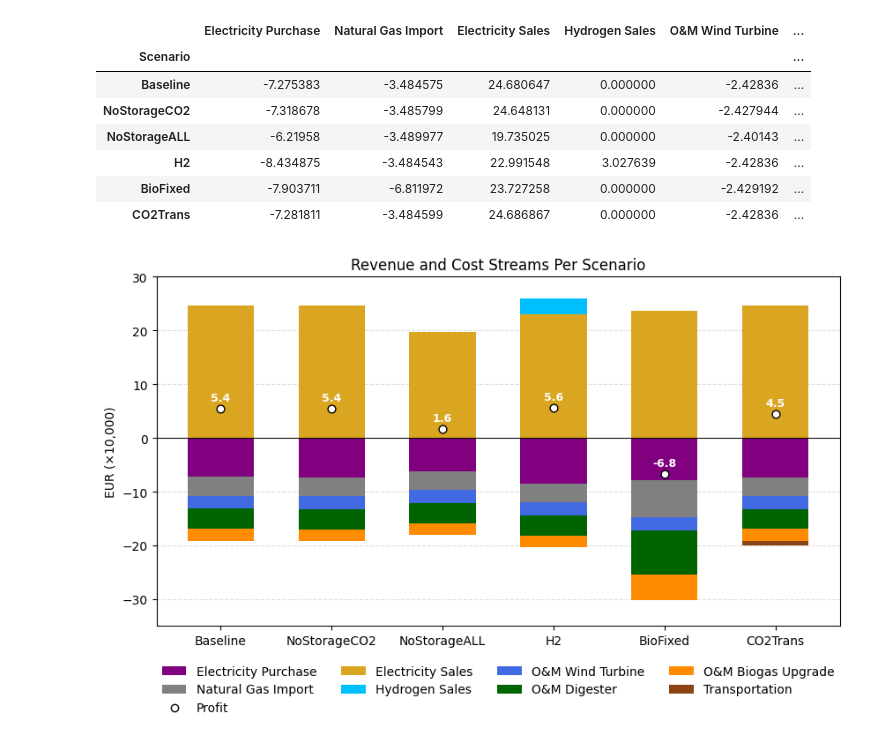
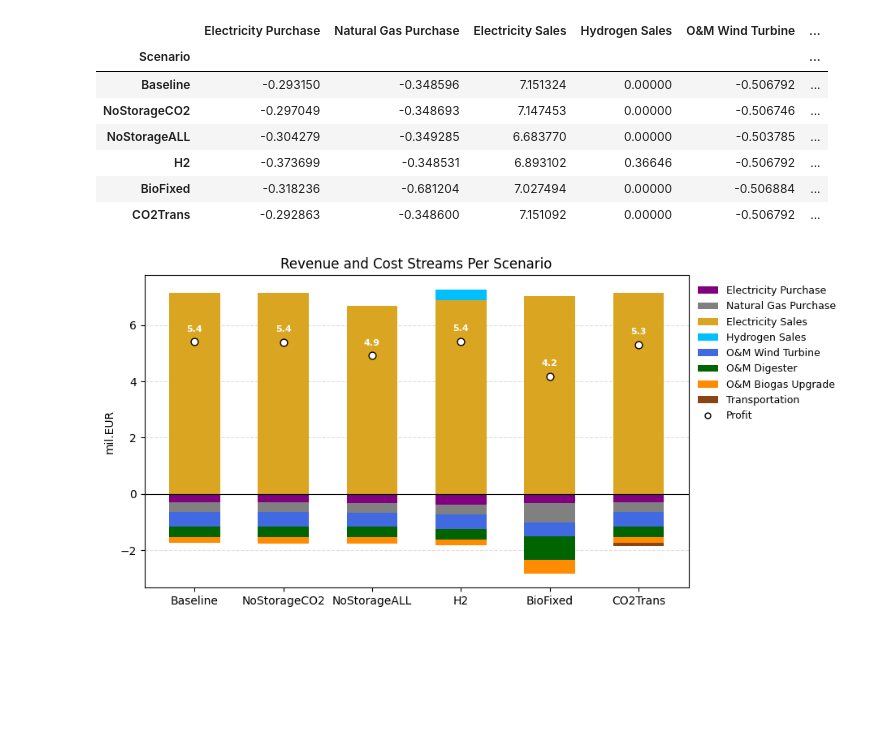
Before and after one commit to kubachri/GLS-EnerHub2X-Pricing, a Jupyter notebook: plots/ObjFunc.ipynb, the cells around one changed output. Drawn from its saved outputs; the diff is of its cells as text; code cells hidden in the pictures; blank space fills up the shorter version.

Commit message:
updates plots, scenarios

```diff
--- a/plots/ObjFunc.ipynb
+++ b/plots/ObjFunc.ipynb
@@ -6,7 +6,7 @@ from matplotlib import patheffects as pe
 from matplotlib.lines import Line2D
 from matplotlib.patches import Patch
 
-file = '../Scenario_Analysis_FINAL.xlsx'
+file = '../Scenario_Analysis.xlsx'
 
 # --- Load and shape data ---
 df = pd.read_excel(file, sheet_name='ObjFunc')
@@ -36,7 +36,7 @@ df
 # rename columns
 df = df.rename(columns={
     'Buy_Electricity': 'Electricity Purchase',
-    'Buy_NatGas Import': 'Natural Gas Import',
+    'Buy_NatGas': 'Natural Gas Purchase',
     'Sell_Electricity': 'Electricity Sales',
     'Sell_H2': 'Hydrogen Sales',
     'Variable_OM_WindTurbine': 'O&M Wind Turbine',
@@ -50,24 +50,24 @@ profit_col = 'Profit'
 bar_cols = [c for c in df.columns if c != profit_col]
 
 # scaling for nicer units
-scale = 100000
+scale = 1000000
 df_plot = df / scale
 
 df_plot
 # %% [output]
-|  | Electricity Purchase | Natural Gas Import | Electricity Sales | Hydrogen Sales | O&M Wind Turbine | ... |
+|  | Electricity Purchase | Natural Gas Purchase | Electricity Sales | Hydrogen Sales | O&M Wind Turbine | ... |
 | Scenario |  |  |  |  |  | ... |
-| Baseline | -7.275383 | -3.484575 | 24.680647 | 0.000000 | -2.42836 | ... |
-| NoStorageCO2 | -7.318678 | -3.485799 | 24.648131 | 0.000000 | -2.427944 | ... |
-| NoStorageALL | -6.21958 | -3.489977 | 19.735025 | 0.000000 | -2.40143 | ... |
-| H2 | -8.434875 | -3.484543 | 22.991548 | 3.027639 | -2.42836 | ... |
-| BioFixed | -7.903711 | -6.811972 | 23.727258 | 0.000000 | -2.429192 | ... |
-| CO2Trans | -7.281811 | -3.484599 | 24.686867 | 0.000000 | -2.42836 | ... |
+| Baseline | -0.293150 | -0.348596 | 7.151324 | 0.00000 | -0.506792 | ... |
+| NoStorageCO2 | -0.297049 | -0.348693 | 7.147453 | 0.00000 | -0.506746 | ... |
+| NoStorageALL | -0.304279 | -0.349285 | 6.683770 | 0.00000 | -0.503785 | ... |
+| H2 | -0.373699 | -0.348531 | 6.893102 | 0.36646 | -0.506792 | ... |
+| BioFixed | -0.318236 | -0.681204 | 7.027494 | 0.00000 | -0.506884 | ... |
+| CO2Trans | -0.292863 | -0.348600 | 7.151092 | 0.00000 | -0.506792 | ... |
 # %%
 
 colors = {
     'Electricity Purchase':      'purple',
-    'Natural Gas Import':        'grey',
+    'Natural Gas Purchase':        'grey',
     'Electricity Sales':         'goldenrod',
     'Hydrogen Sales':            'deepskyblue',
     'O&M Wind Turbine':          'royalblue',
@@ -77,9 +77,9 @@ colors = {
 }
 
 # --- Plot ---
-fig, ax = plt.subplots(figsize=(10, 6))
-x = np.arange(len(df_plot))
-width = 0.6
+fig, ax = plt.subplots(figsize=(10, 5))
+x = np.arange(len(df_plot))*0.7
+width = 0.4
 
 used_labels = set()
 
@@ -124,11 +124,11 @@ for i, (scenario, row) in enumerate(df_plot.iterrows()):
     ax.scatter(x[i], profit, s=40, facecolor="white", edgecolor="black", zorder=3)
     ax.text(
         x[i],
-        profit + 1,
+        profit + 0.3,
         f"{profit:.1f}",
         ha="center",
         va="bottom",
-        fontsize=9,
+        fontsize=8,
         fontweight='bold',
         color="white"
     )
@@ -136,66 +136,64 @@ for i, (scenario, row) in enumerate(df_plot.iterrows()):
 ax.set_xticks(x)
 ax.set_xticklabels(df_plot.index)
 
-ax.set_ylabel("EUR (×10,000)")
+ax.set_ylabel("mil.EUR")
 ax.set_title("Revenue and Cost Streams Per Scenario")
-
 ax.axhline(0, color="black", linewidth=0.8)
 ax.yaxis.grid(True, linestyle="--", alpha=0.4)
 ax.set_axisbelow(True)
 
-ax.set_ylim(-35, 30)
+# ax.set_ylim(-2, 10)
 
 plt.rcParams["font.size"] = 10
 plt.rcParams["axes.labelsize"] = 10
 plt.rcParams["xtick.labelsize"] = 10
 plt.rcParams["ytick.labelsize"] = 10
-plt.rcParams["legend.fontsize"] = 10
+plt.rcParams["legend.fontsize"] = 9
 
 # --- Legend ---
 
 # Put Profit as the 3rd element
 bar_order = [
     "Electricity Purchase",
-    "Natural Gas Import",
-    "Profit",               # ← Profit now 3rd in list
+    "Natural Gas Purchase",
     "Electricity Sales",
     "Hydrogen Sales",
     "O&M Wind Turbine",
     "O&M Digester",
     "O&M Biogas Upgrade",
     "Transportation",
+    "Profit"
 ]
 
 legend_handles = []
 for label in bar_order:
     if label == "Profit":
         handle = Line2D(
             [], [],
             marker='o',
             linestyle='None',
-            markersize=6,
+            markersize=5,
             markerfacecolor='white',
             markeredgecolor='black',
             label=label
         )
     else:
         handle = Patch(facecolor=colors[label], label=label)
 
     legend_handles.append(handle)
 
-plt.subplots_adjust(bottom=0.22)
+plt.subplots_adjust(left=0.08, right=0.75, top=0.92, bottom=0.15)
 
 ax.legend(
     legend_handles,
     bar_order,
-    loc="upper center",
-    bbox_to_anchor=(0.5, -0.08),
-    ncol=4,          # 4 columns → Profit goes to col 3 in row 1
+    loc="center left",
+    bbox_to_anchor=(1.0, 0.75),
+    ncol=1,
     frameon=False
 )
 
-
 plt.savefig("rev_cost_streams.pdf", bbox_inches="tight")
 plt.show()
 # %% [output]
-[figure, old version]
+[figure, new version]
```
Also changed, not shown: parts of 1 cell of this notebook, 5 other files.
